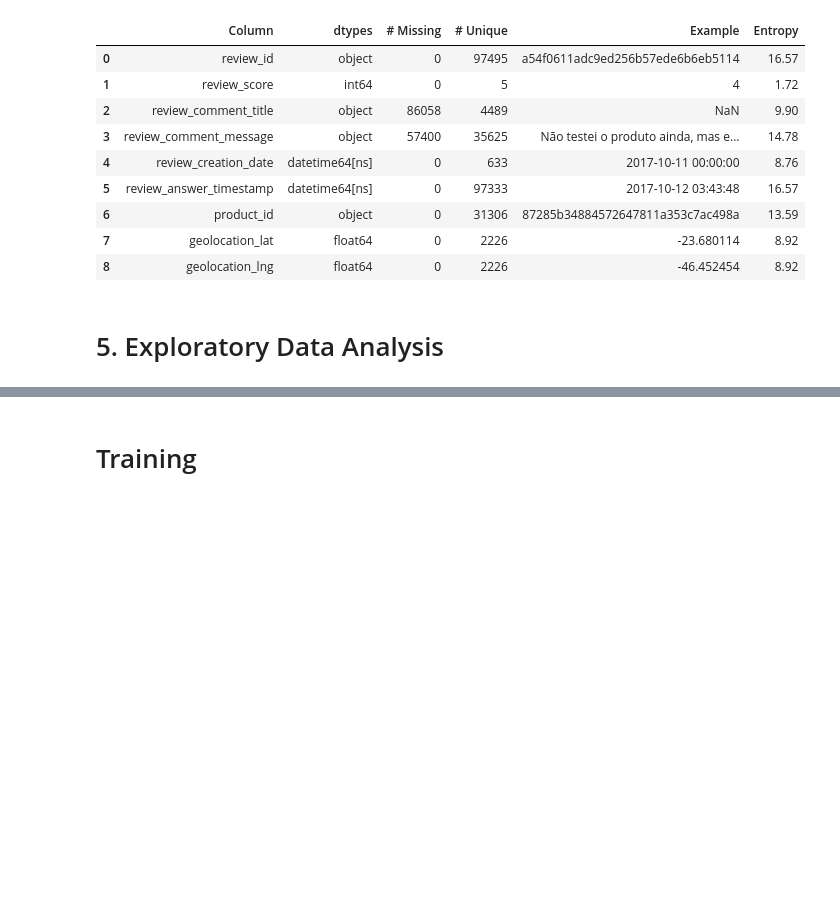
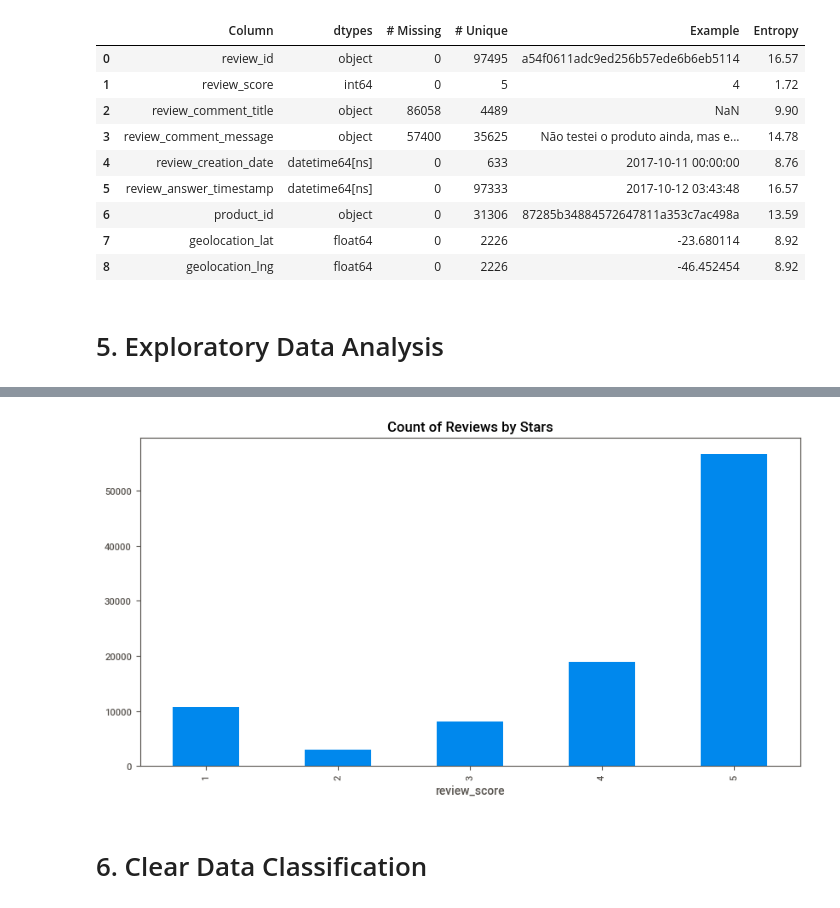
Before and after one commit to Fluffy-Fatec/Projeto-Integrador-Imagem-Classificador, a Jupyter notebook: Classificator.ipynb, the cells around one changed output, grey strips where cells are left out. Saved outputs shown, nothing was run; the diff lists cells and outputs as text; code cells hidden in the pictures; blank space fills up the shorter version.

Commit message:
feat-FA-31: data clean for IA

```diff
--- a/Classificator.ipynb
+++ b/Classificator.ipynb
@@ -174,2 +251,9 @@ report.show_notebook()
+# %%
+ax = df_filter['review_score'].value_counts().sort_index() \
+    .plot(kind='bar',
+          title='Count of Reviews by Stars',
+          figsize=(10,5))
+# %% [output]
+[figure, added]
 # %% [markdown]
-# Training
+# 6. Clear Data Classification
```
Also changed, not shown: parts of 10 cells of this notebook.
